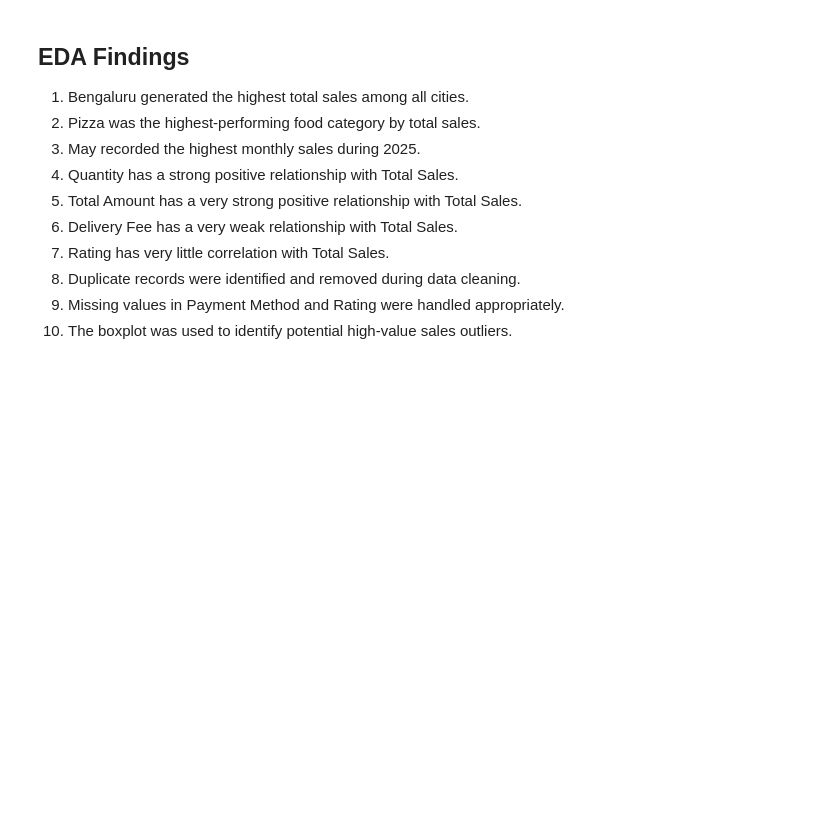
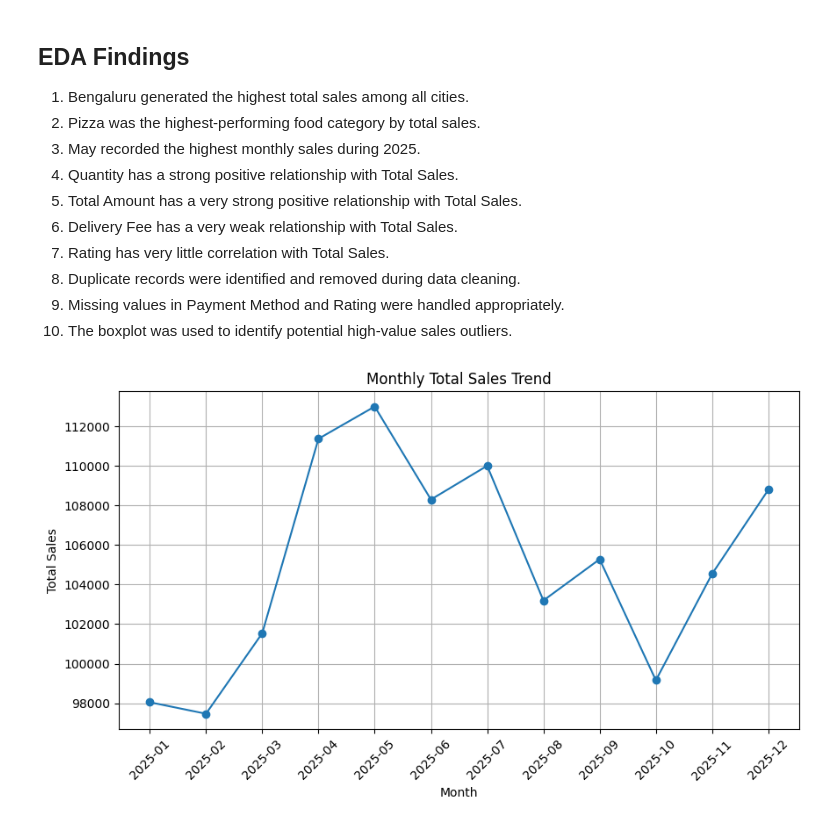
Before and after one commit to Vaishu754/Online-Food-Delivery-Analytics, a Jupyter notebook: notebooks/Food_delivery_system.ipynb, the cells around one changed output. Drawn from its saved outputs; the diff is of its cells as text; code cells hidden in the pictures; blank space fills up the shorter version.

Commit message:
Added data visualizations

```diff
--- a/notebooks/Food_delivery_system.ipynb
+++ b/notebooks/Food_delivery_system.ipynb
@@ -346,3 +346,29 @@ plt.show()
 8. Duplicate records were identified and removed during data cleaning.
 9. Missing values in Payment Method and Rating were handled appropriately.
 10. The boxplot was used to identify potential high-value sales outliers.
+# %%
+# Chart 1: Monthly Sales Trend
+
+monthly_sales = df.groupby(
+    df['Order_Date'].dt.to_period('M')
+)['Total_Sales'].sum()
+
+monthly_sales.index = monthly_sales.index.astype(str)
+
+plt.figure(figsize=(10, 5))
+
+plt.plot(
+    monthly_sales.index,
+    monthly_sales.values,
+    marker='o'
+)
+
+plt.title('Monthly Total Sales Trend')
+plt.xlabel('Month')
+plt.ylabel('Total Sales')
+plt.xticks(rotation=45)
+plt.grid(True)
+
+plt.show()
+# %% [output]
+[figure, added]
```
Also changed, not shown: parts of 9 cells of this notebook, 5 other files.
